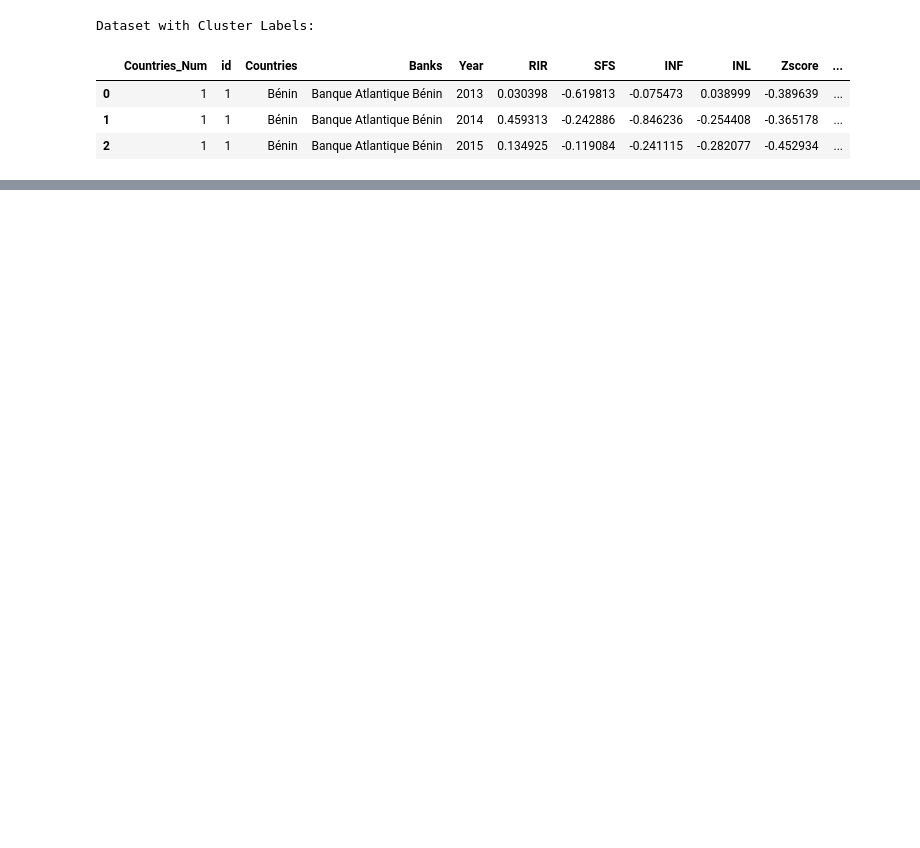
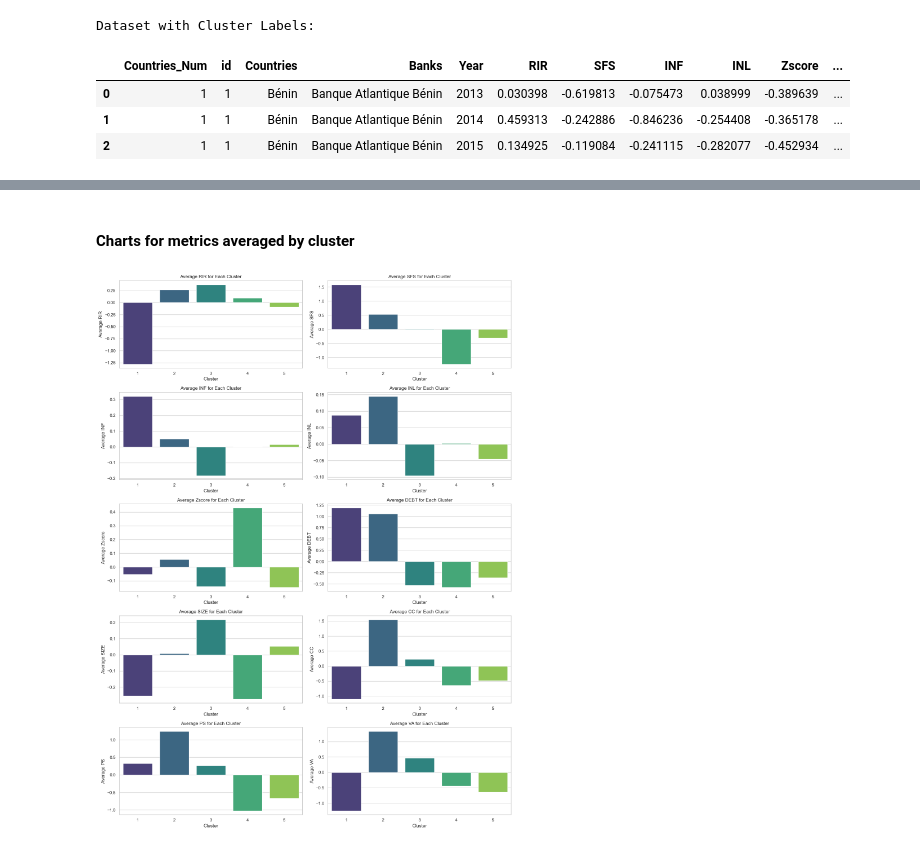
Before and after one commit to isamuelpatrick/BankingInsights-UEMOA, a Jupyter notebook: Bank clustering.ipynb, the cells around one changed output, grey strips where cells are left out. Cells and saved outputs as stored; diff of their text form; code cells hidden in the pictures; blank space fills up the shorter version.

```diff
--- a/Bank clustering.ipynb
+++ b/Bank clustering.ipynb
@@ -680,0 +670,34 @@ Average Metrics for Each Cluster:
+# %% [markdown]
+#### Charts for metrics averaged by cluster
+# %%
+from math import ceil
+
+# Set the style of seaborn
+sns.set(style="whitegrid")
+
+# Define the metrics you want to visualize
+metrics = ['RIR', 'SFS', 'INF', 'INL', 'Zscore', 'DEBT', 'SIZE', 'CC', 'PS', 'VA']
+
+# Calculate the number of rows and columns for subplots
+num_metrics = len(metrics)
+num_rows = ceil(num_metrics / 2)
+num_cols = 2
+
+# Create subplots
+fig, axes = plt.subplots(num_rows, num_cols, figsize=(15, 4 * num_rows))
+
+# Flatten the axes for easy iteration
+axes = axes.flatten()
+
+# Plot average metrics for each cluster in subplots
+for i, metric in enumerate(metrics):
+    sns.barplot(data=average_metrics.reset_index(), x='Cluster', y=metric, palette='viridis', ci=None, ax=axes[i])
+    axes[i].set_title(f'Average {metric} for Each Cluster')
+    axes[i].set_xlabel('Cluster')
+    axes[i].set_ylabel(f'Average {metric}')
+
+# Adjust layout and show the plots
+plt.tight_layout()
+plt.show()
+# %% [output]
+[figure, added]
```
Also changed, not shown: parts of 23 cells of this notebook.
